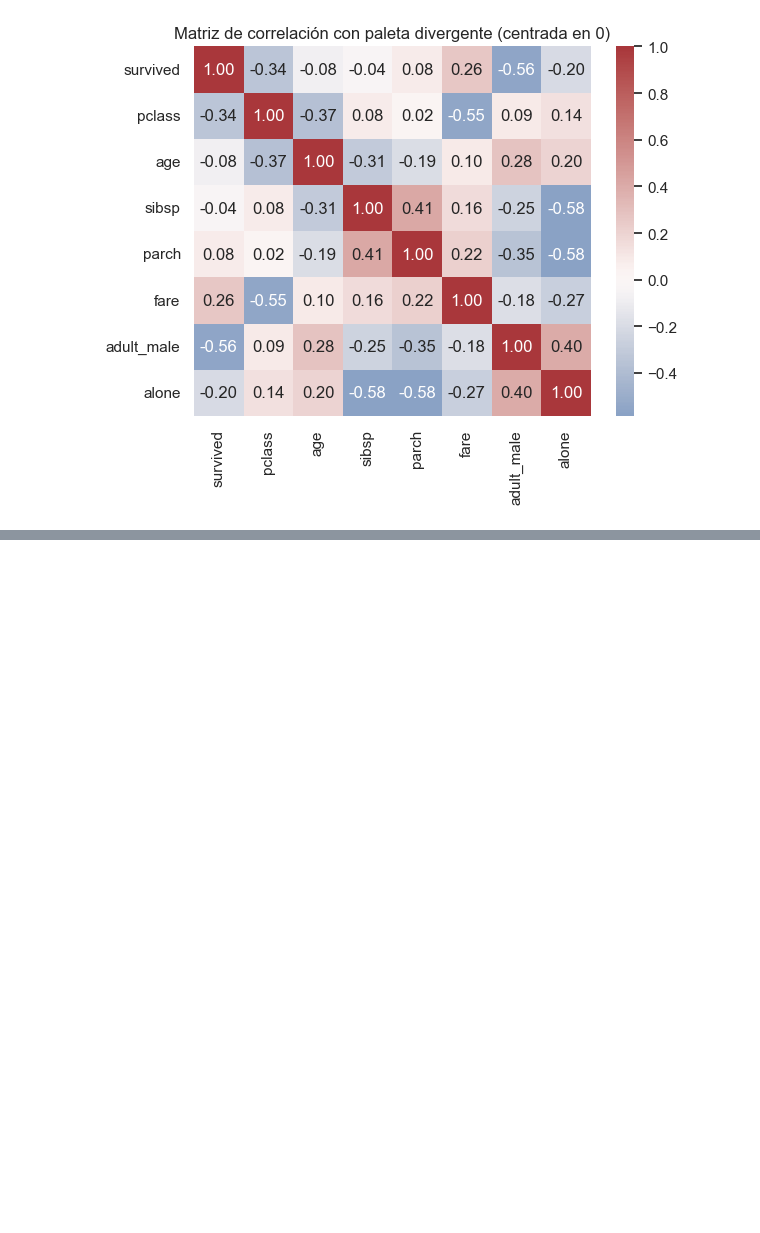
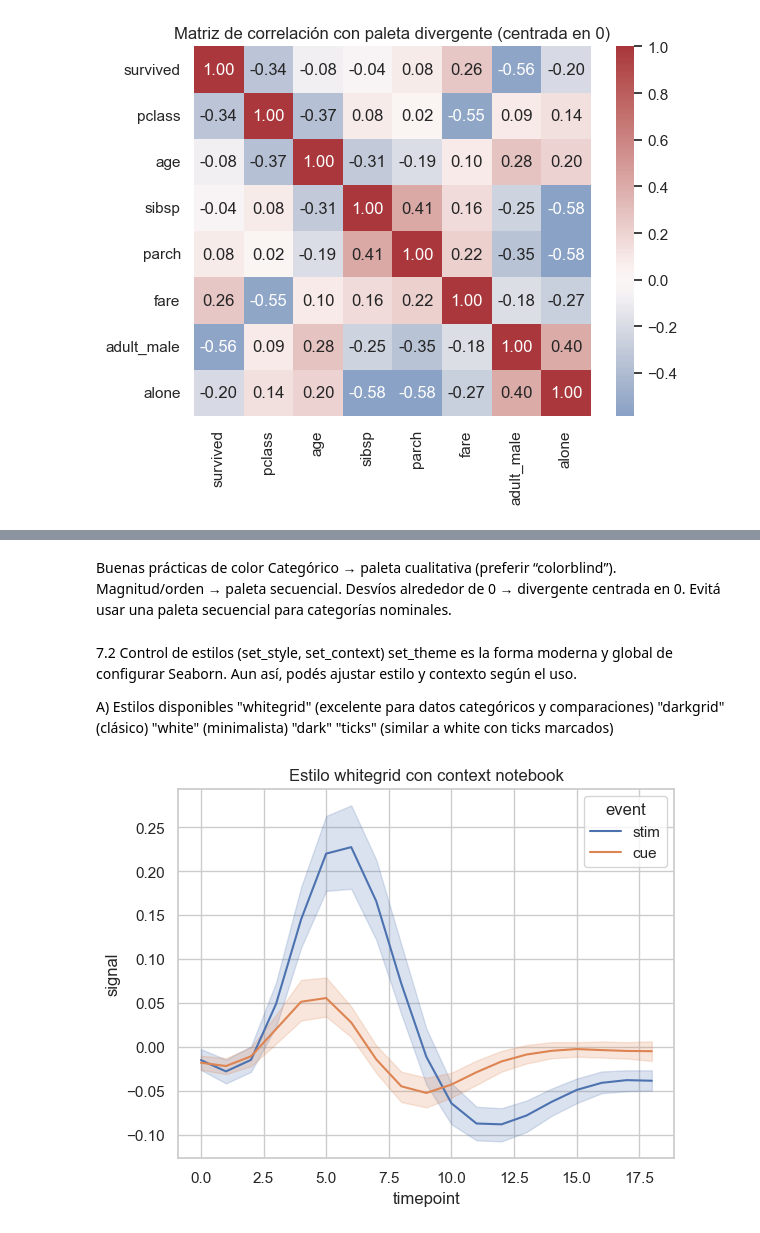
Before and after one commit to wilson-j-insaurralde/Seaborn, a Jupyter notebook: teoria/007_Estilo y personalización avanzada.ipynb, the cells around one changed output, grey strips where cells are left out. Saved outputs shown, nothing was run; the diff lists cells and outputs as text; code cells hidden in the pictures; blank space fills up the shorter version.

```diff
--- a/teoria/007_Estilo y personalización avanzada.ipynb
+++ b/teoria/007_Estilo y personalización avanzada.ipynb
@@ -42,0 +76,29 @@ plt.show()
+# %% [markdown]
+Buenas prácticas de color
+Categórico → paleta cualitativa (preferir “colorblind”).
+Magnitud/orden → paleta secuencial.
+Desvíos alrededor de 0 → divergente centrada en 0.
+Evitá usar una paleta secuencial para categorías nominales.
+# %% [markdown]
+7.2 Control de estilos (set_style, set_context)
+set_theme es la forma moderna y global de configurar Seaborn. Aun así, podés ajustar estilo y contexto según el uso.
+
+A) Estilos disponibles
+"whitegrid" (excelente para datos categóricos y comparaciones)
+"darkgrid" (clásico)
+"white" (minimalista)
+"dark"
+"ticks" (similar a white con ticks marcados)
+# %%
+import seaborn as sns
+import matplotlib.pyplot as plt
+
+# Tema global + estilo específico
+sns.set_theme(style="whitegrid", context="notebook")
+
+fmri = sns.load_dataset("fmri")
+sns.lineplot(data=fmri, x="timepoint", y="signal", hue="event")
+plt.title("Estilo whitegrid con context notebook")
+plt.show()
+# %% [output]
+[figure, added]
```
Also changed, not shown: parts of 5 cells of this notebook.
